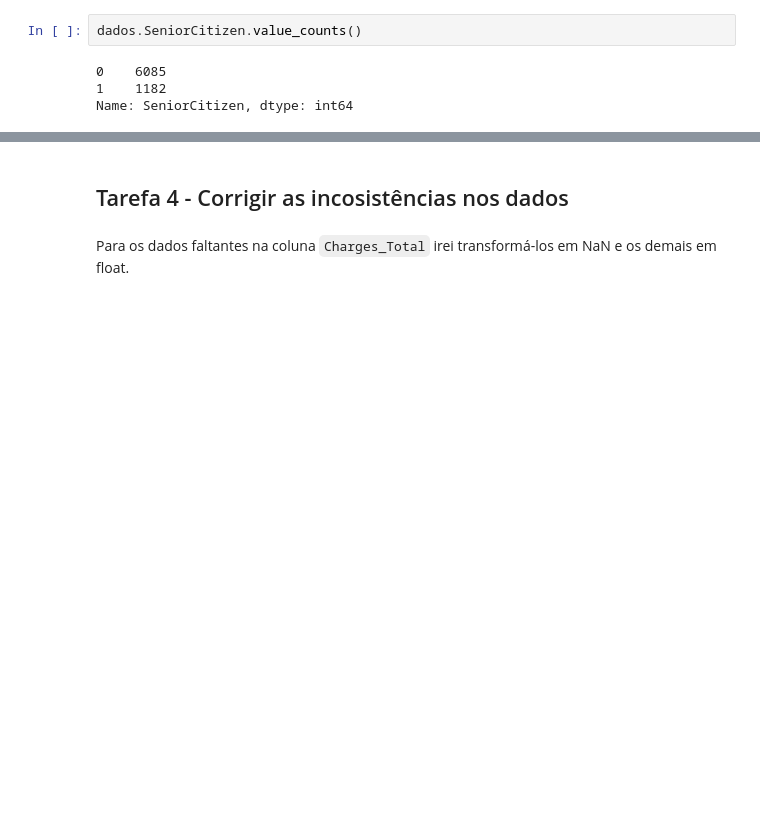
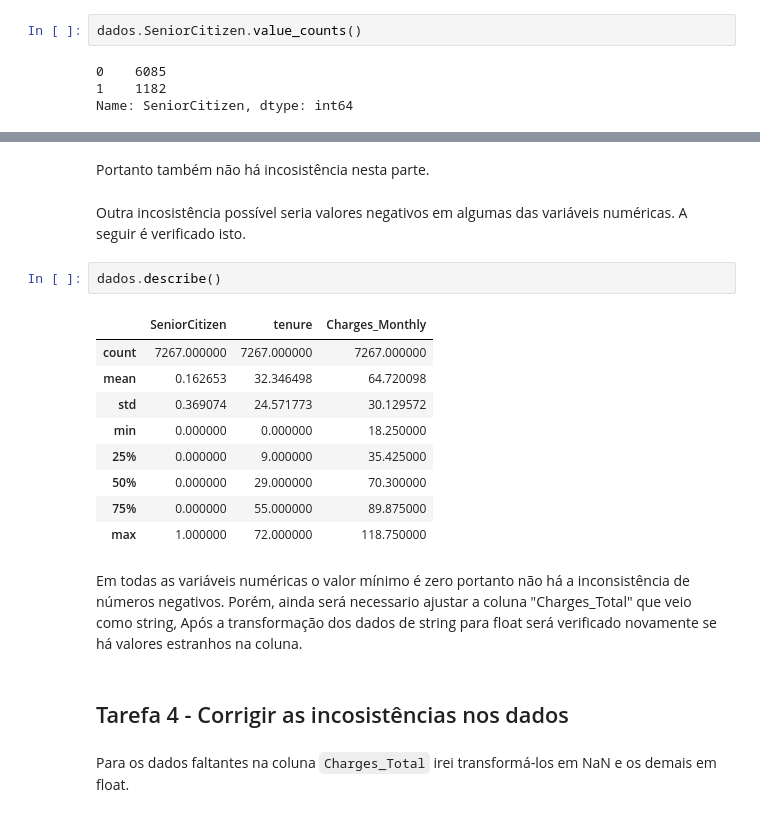
Before and after one commit to duartejr/challenge_data_science_alura_voz, a Jupyter notebook: semana_1_explorando_dados.ipynb, the cells around one changed output, grey strips where cells are left out. Drawn from its saved outputs; the diff is of its cells as text; blank space fills up the shorter version.

```diff
--- a/semana_1_explorando_dados.ipynb
+++ b/semana_1_explorando_dados.ipynb
@@ -119,3 +168,21 @@ Name: SeniorCitizen, dtype: int64
+# %% [markdown]
+Portanto também não há incosistência nesta parte.
+# %% [markdown]
+Outra incosistência possível seria valores negativos em algumas das variáveis numéricas. A seguir é verificado isto.
+# %%
+dados.describe()
+# %% [output]
+|  | SeniorCitizen | tenure | Charges_Monthly |
+| count | 7267.000000 | 7267.000000 | 7267.000000 |
+| mean | 0.162653 | 32.346498 | 64.720098 |
+| std | 0.369074 | 24.571773 | 30.129572 |
+| min | 0.000000 | 0.000000 | 18.250000 |
+| 25% | 0.000000 | 9.000000 | 35.425000 |
+| 50% | 0.000000 | 29.000000 | 70.300000 |
+| 75% | 0.000000 | 55.000000 | 89.875000 |
+| max | 1.000000 | 72.000000 | 118.750000 |
+# %% [markdown]
+Em todas as variáveis numéricas o valor mínimo é zero portanto não há a inconsistência de números negativos. Porém, ainda será necessario ajustar a coluna "Charges_Total" que veio como string, Após a transformação dos dados de string para float será verificado novamente se há valores estranhos na coluna.
 # %% [markdown]
 ## Tarefa 4 - Corrigir as incosistências nos dados
 # %% [markdown]
```
Also changed, not shown: parts of 37 cells of this notebook, 2 other files.
